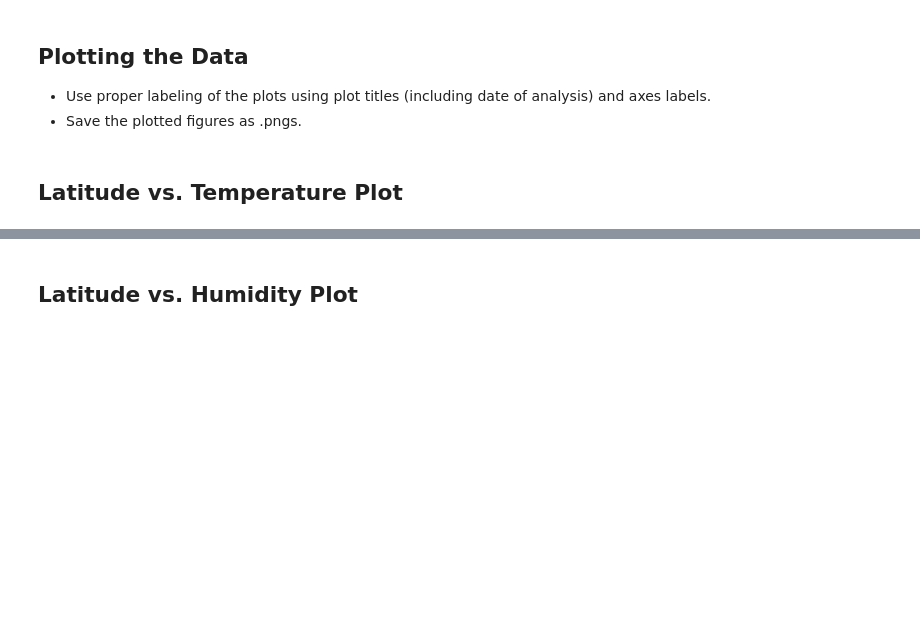
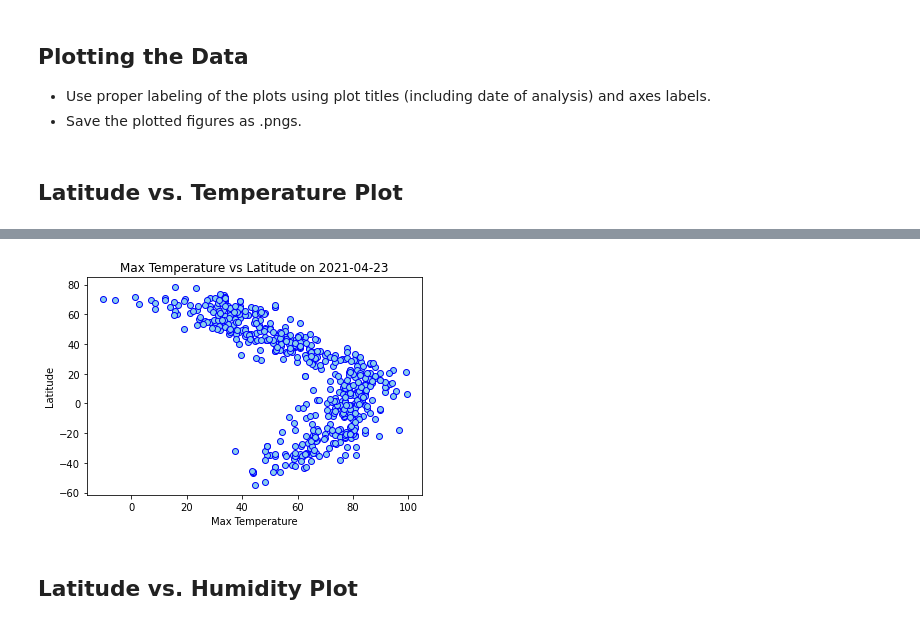
Before and after one commit to sustainedtang/python-api-challenge, a Jupyter notebook: WeatherPy/WeatherPy.ipynb, the cells around one changed output, grey strips where cells are left out. Cells and saved outputs as stored; diff of their text form; code cells hidden in the pictures; blank space fills up the shorter version.

Commit message:
Added Plots

```diff
--- a/WeatherPy/WeatherPy.ipynb
+++ b/WeatherPy/WeatherPy.ipynb
@@ -162,2 +232,13 @@ Int64Index([], dtype='int64')
+# %%
+#Changed latitude to Y axis to better represent latitude in relation to the equator
+from datetime import date
+today = date.today()
+plt.scatter(weather_data["Max Temp"], weather_data['Lat'], edgecolors="b", facecolors="skyblue")
+plt.title(f"Max Temperature vs Latitude on {today}")
+plt.xlabel("Max Temperature")
+plt.ylabel("Latitude")
+plt.show()
+# %% [output]
+[figure, added]
 # %% [markdown]
 ## Latitude vs. Humidity Plot
```
Also changed, not shown: parts of 27 cells of this notebook, 1 other file.
